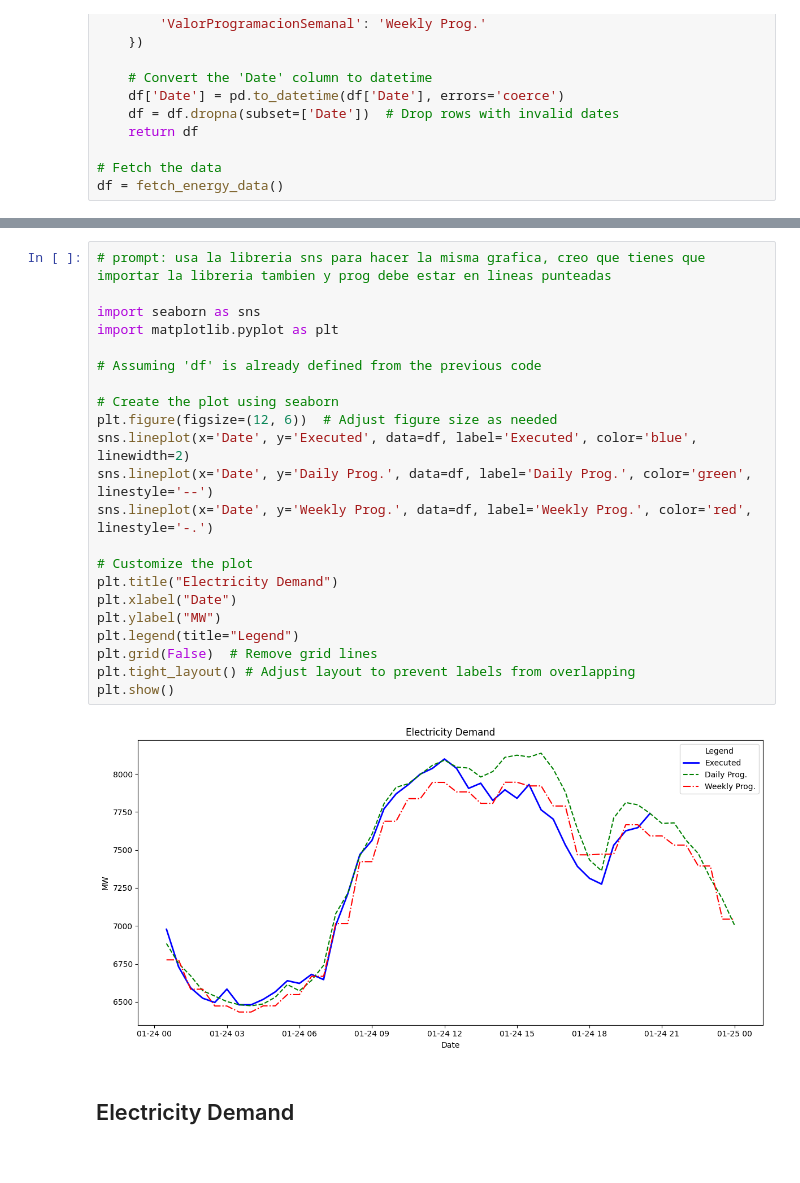
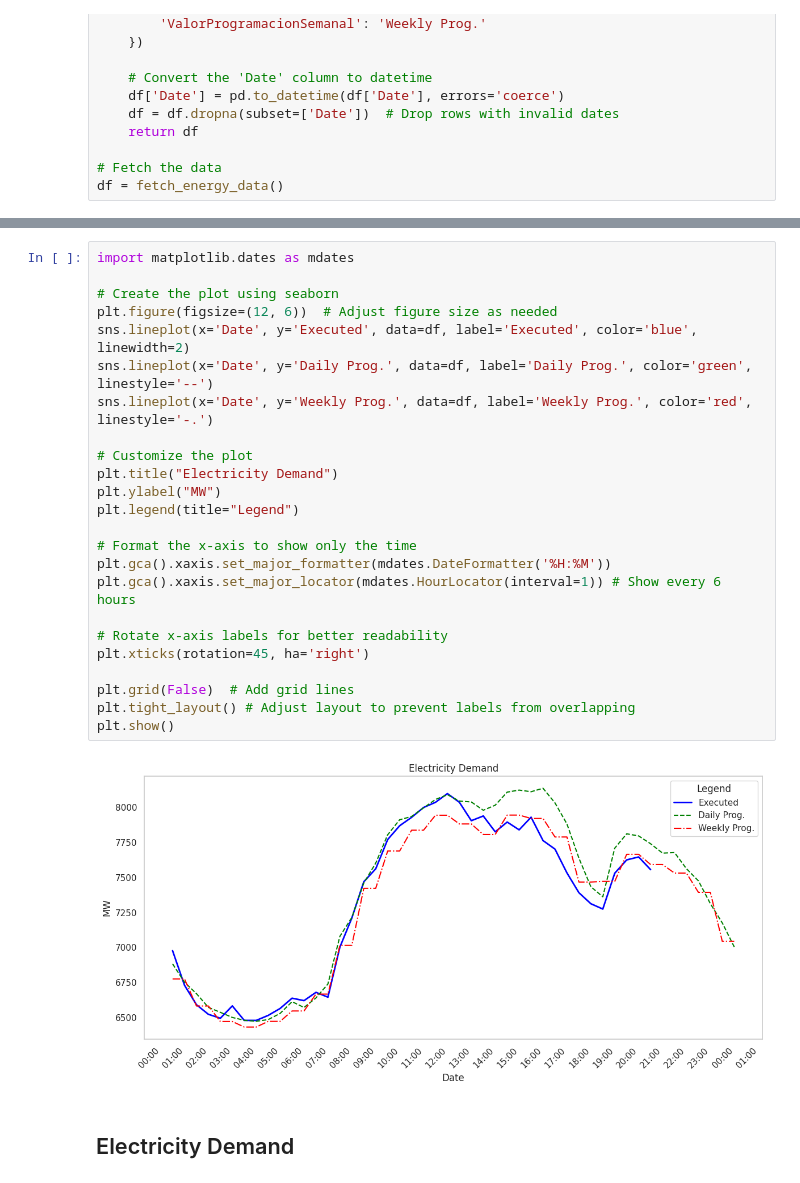
Before and after one commit to Mike-R0d/GDP-Nowcasting-Using-Electricity-Consumption, a Jupyter notebook: Nowcasting_GDP_Using_Electricity_Consumption.ipynb, the cells around one changed output, grey strips where cells are left out. Drawn from its saved outputs; the diff is of its cells as text.

```diff
--- a/Nowcasting_GDP_Using_Electricity_Consumption.ipynb
+++ b/Nowcasting_GDP_Using_Electricity_Consumption.ipynb
@@ -142,27 +122,29 @@ fig.update_layout(
 # %%
-# prompt: usa la libreria sns para hacer la misma grafica, creo que tienes que importar la libreria tambien y prog debe estar en lineas punteadas
-
-import seaborn as sns
-import matplotlib.pyplot as plt
-
-# Assuming 'df' is already defined from the previous code
+import matplotlib.dates as mdates
 
 # Create the plot using seaborn
 plt.figure(figsize=(12, 6))  # Adjust figure size as needed
 sns.lineplot(x='Date', y='Executed', data=df, label='Executed', color='blue', linewidth=2)
 sns.lineplot(x='Date', y='Daily Prog.', data=df, label='Daily Prog.', color='green', linestyle='--')
 sns.lineplot(x='Date', y='Weekly Prog.', data=df, label='Weekly Prog.', color='red', linestyle='-.')
 
 # Customize the plot
 plt.title("Electricity Demand")
-plt.xlabel("Date")
 plt.ylabel("MW")
 plt.legend(title="Legend")
-plt.grid(False)  # Remove grid lines
+
+# Format the x-axis to show only the time
+plt.gca().xaxis.set_major_formatter(mdates.DateFormatter('%H:%M'))
+plt.gca().xaxis.set_major_locator(mdates.HourLocator(interval=1)) # Show every 6 hours
+
+# Rotate x-axis labels for better readability
+plt.xticks(rotation=45, ha='right')
+
+plt.grid(False)  # Add grid lines
 plt.tight_layout() # Adjust layout to prevent labels from overlapping
 plt.show()
 # %% [output]
-[figure, old version]
+[figure, new version]
 # %% [markdown]
 ## Electricity Demand
 # %% [markdown]
```
Also changed, not shown: parts of 3 cells of this notebook.
